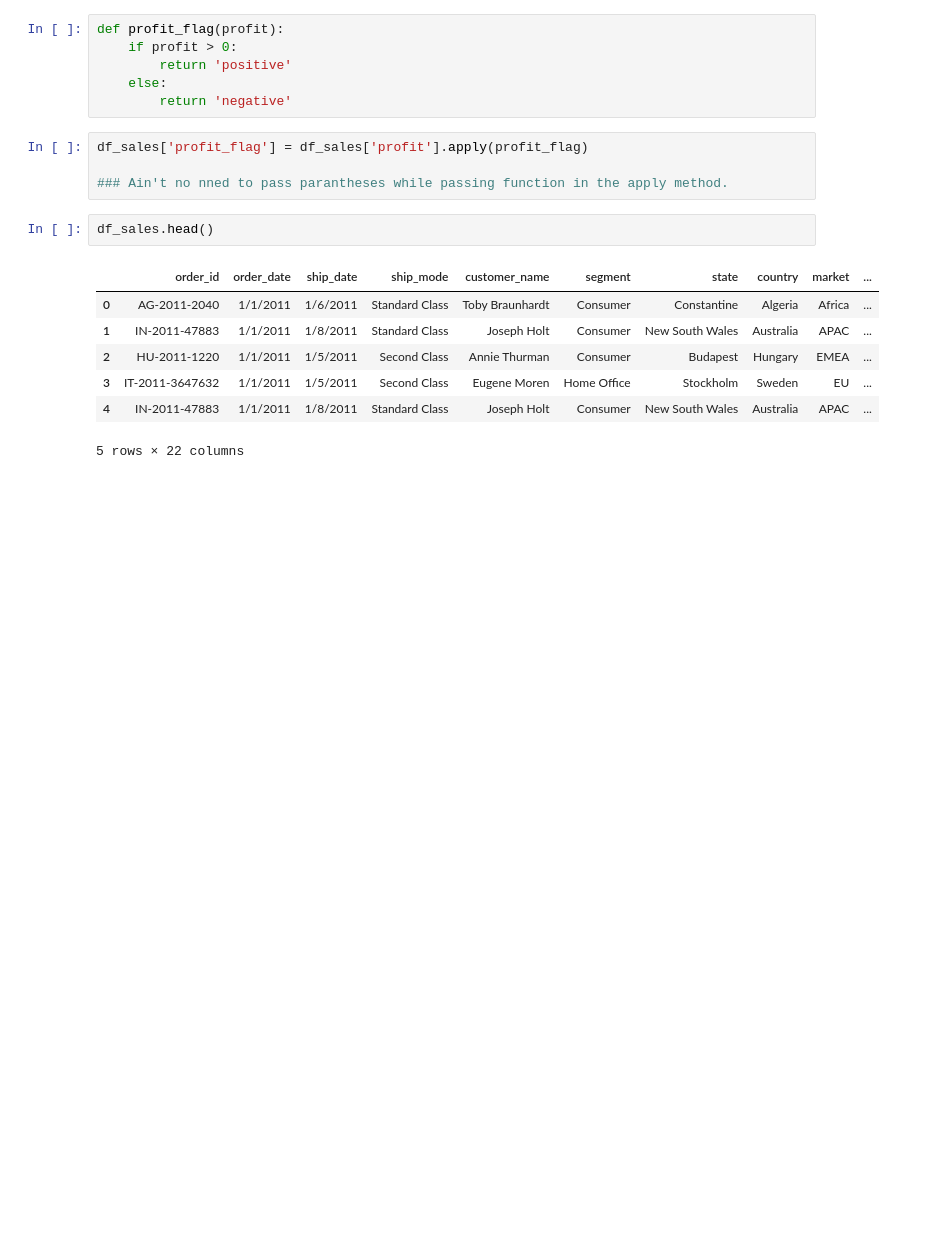
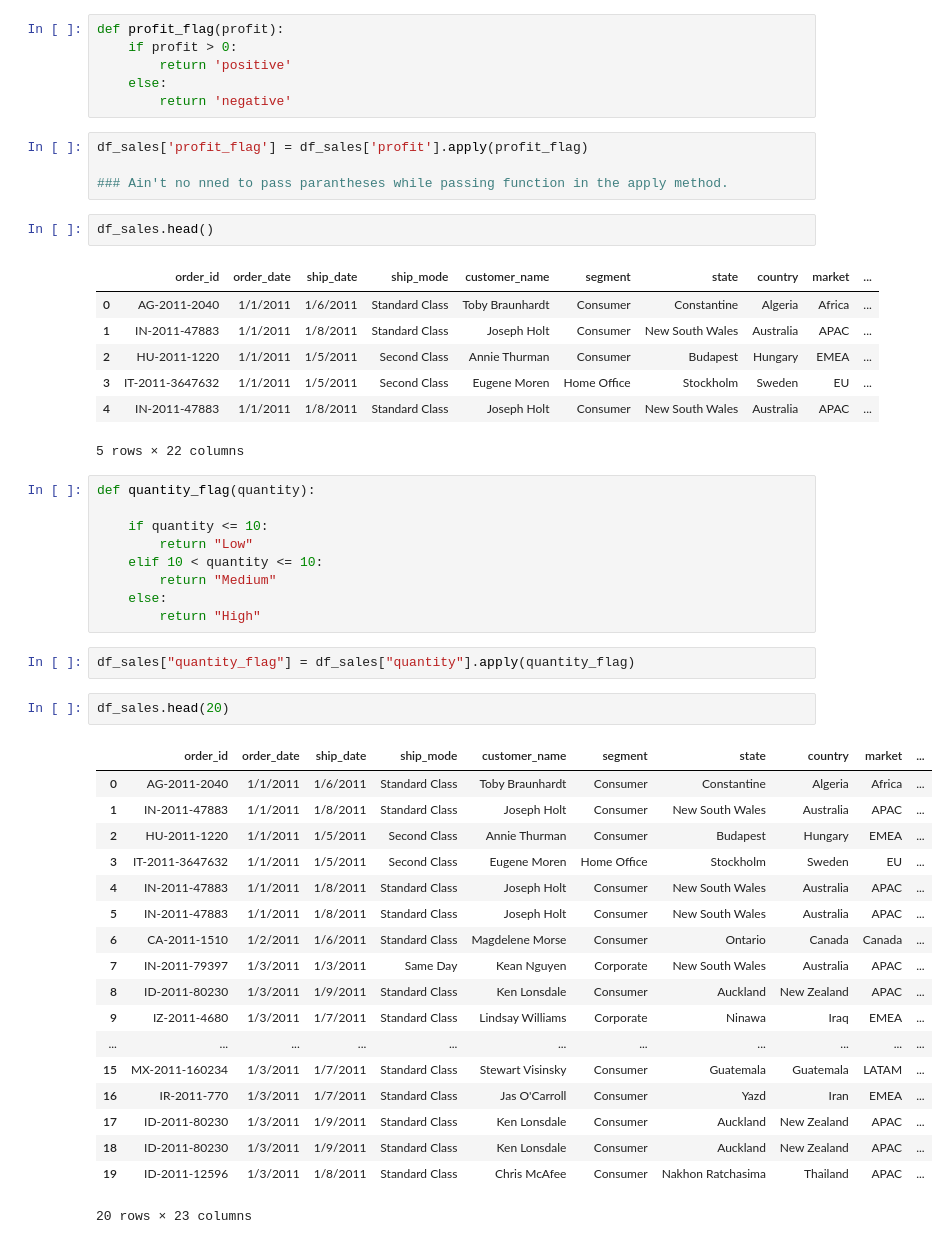
Before and after one commit to suryanshyaknow/towards-data-science-master, a Jupyter notebook: 4. Pandas/in4.2__pandas_rev3.ipynb, the cells around one changed output. Drawn from its saved outputs; the diff is of its cells as text; blank space fills up the shorter version.

```diff
--- a/4. Pandas/in4.2__pandas_rev3.ipynb
+++ b/4. Pandas/in4.2__pandas_rev3.ipynb
@@ -374,3 +374,35 @@ df_sales.head()
 | 3 | IT-2011-3647632 | 1/1/2011 | 1/5/2011 | Second Class | Eugene Moren | Home Office | Stockholm | Sweden | EU | ... |
 | 4 | IN-2011-47883 | 1/1/2011 | 1/8/2011 | Standard Class | Joseph Holt | Consumer | New South Wales | Australia | APAC | ... |
 5 rows × 22 columns
+# %%
+def quantity_flag(quantity):
+
+    if quantity <= 10:
+        return "Low"
+    elif 10 < quantity <= 10:
+        return "Medium"
+    else:
+        return "High"
+# %%
+df_sales["quantity_flag"] = df_sales["quantity"].apply(quantity_flag)
+# %%
+df_sales.head(20)
+# %% [output]
+|  | order_id | order_date | ship_date | ship_mode | customer_name | segment | state | country | market | ... |
+| 0 | AG-2011-2040 | 1/1/2011 | 1/6/2011 | Standard Class | Toby Braunhardt | Consumer | Constantine | Algeria | Africa | ... |
+| 1 | IN-2011-47883 | 1/1/2011 | 1/8/2011 | Standard Class | Joseph Holt | Consumer | New South Wales | Australia | APAC | ... |
+| 2 | HU-2011-1220 | 1/1/2011 | 1/5/2011 | Second Class | Annie Thurman | Consumer | Budapest | Hungary | EMEA | ... |
+| 3 | IT-2011-3647632 | 1/1/2011 | 1/5/2011 | Second Class | Eugene Moren | Home Office | Stockholm | Sweden | EU | ... |
+| 4 | IN-2011-47883 | 1/1/2011 | 1/8/2011 | Standard Class | Joseph Holt | Consumer | New South Wales | Australia | APAC | ... |
+| 5 | IN-2011-47883 | 1/1/2011 | 1/8/2011 | Standard Class | Joseph Holt | Consumer | New South Wales | Australia | APAC | ... |
+| 6 | CA-2011-1510 | 1/2/2011 | 1/6/2011 | Standard Class | Magdelene Morse | Consumer | Ontario | Canada | Canada | ... |
+| 7 | IN-2011-79397 | 1/3/2011 | 1/3/2011 | Same Day | Kean Nguyen | Corporate | New South Wales | Australia | APAC | ... |
+| 8 | ID-2011-80230 | 1/3/2011 | 1/9/2011 | Standard Class | Ken Lonsdale | Consumer | Auckland | New Zealand | APAC | ... |
+| 9 | IZ-2011-4680 | 1/3/2011 | 1/7/2011 | Standard Class | Lindsay Williams | Corporate | Ninawa | Iraq | EMEA | ... |
+| ... | ... | ... | ... | ... | ... | ... | ... | ... | ... | ... |
+| 15 | MX-2011-160234 | 1/3/2011 | 1/7/2011 | Standard Class | Stewart Visinsky | Consumer | Guatemala | Guatemala | LATAM | ... |
+| 16 | IR-2011-770 | 1/3/2011 | 1/7/2011 | Standard Class | Jas O'Carroll | Consumer | Yazd | Iran | EMEA | ... |
+| 17 | ID-2011-80230 | 1/3/2011 | 1/9/2011 | Standard Class | Ken Lonsdale | Consumer | Auckland | New Zealand | APAC | ... |
+| 18 | ID-2011-80230 | 1/3/2011 | 1/9/2011 | Standard Class | Ken Lonsdale | Consumer | Auckland | New Zealand | APAC | ... |
+| 19 | ID-2011-12596 | 1/3/2011 | 1/8/2011 | Standard Class | Chris McAfee | Consumer | Nakhon Ratchasima | Thailand | APAC | ... |
+20 rows × 23 columns
```
